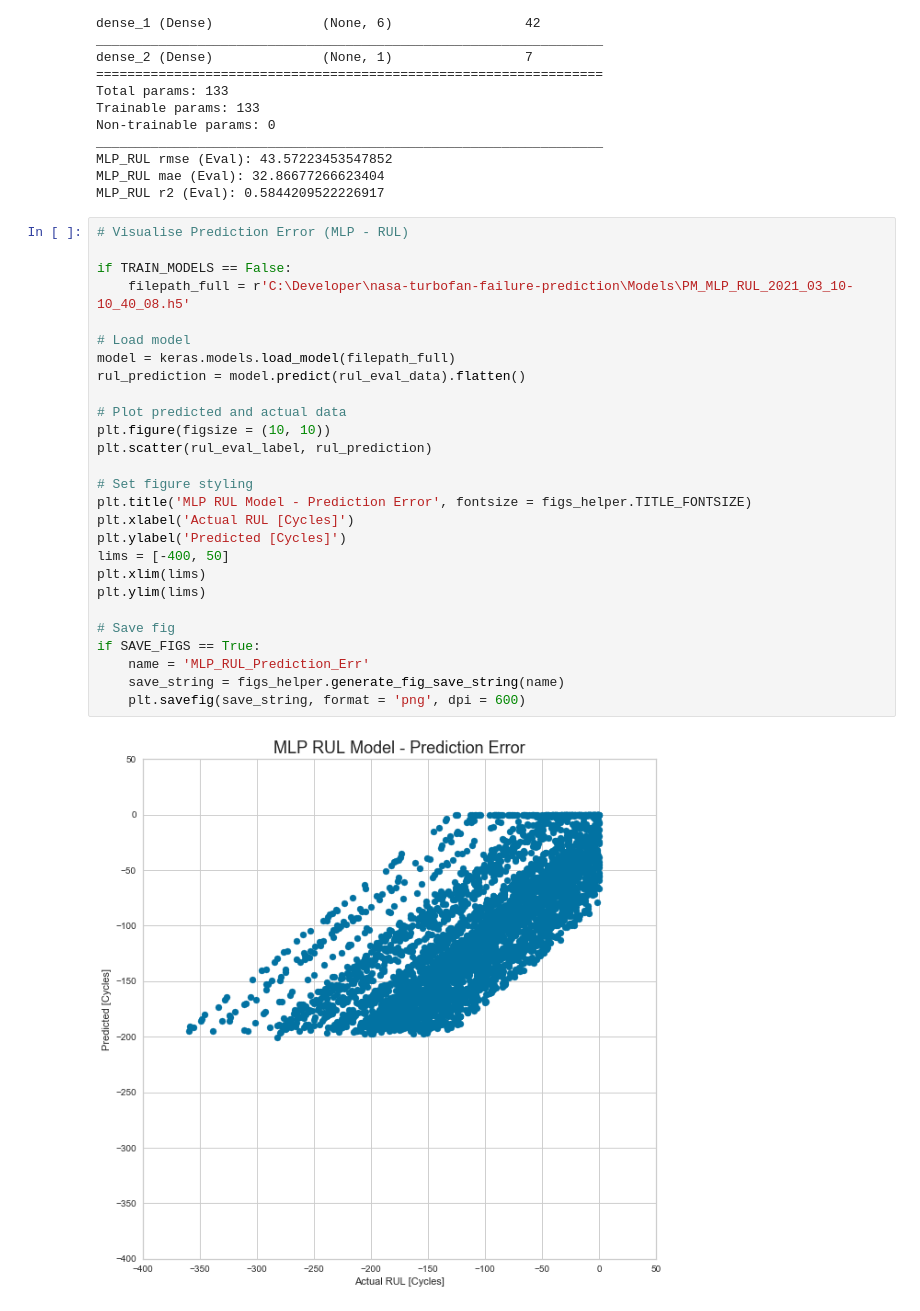
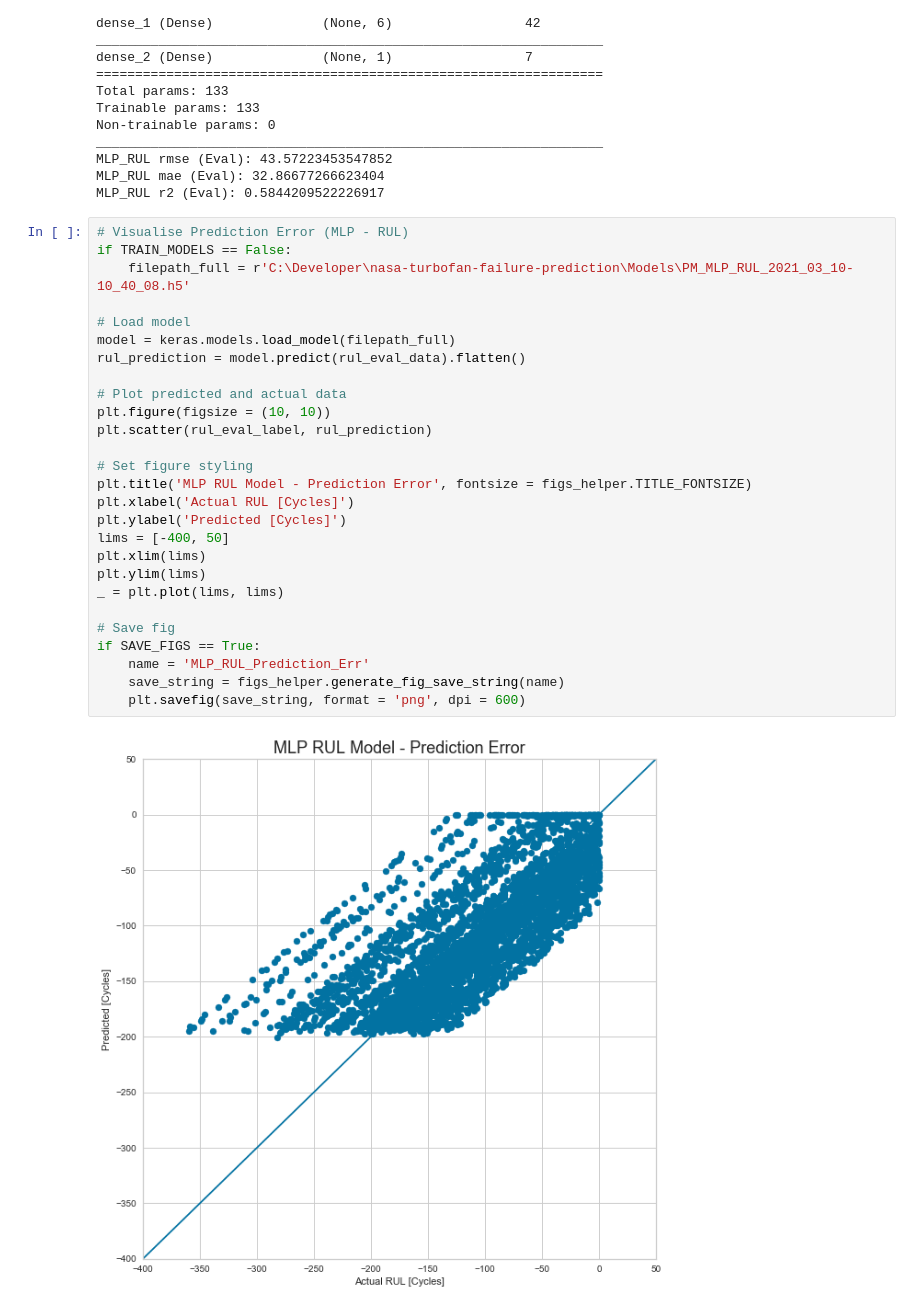
Before and after one commit to CloudforestTechnologies/nasa-turbofan-failure-prediction, a Jupyter notebook: Notebooks/3.0-pm-nasa-turbofan-rul-nn.ipynb, the cells around one changed output. Drawn from its saved outputs; the diff is of its cells as text.

Commit message:
Visualised residual error.

```diff
--- a/Notebooks/3.0-pm-nasa-turbofan-rul-nn.ipynb
+++ b/Notebooks/3.0-pm-nasa-turbofan-rul-nn.ipynb
@@ -153,30 +153,30 @@ MLP_RUL mae (Eval): 32.86677266623404
 MLP_RUL r2 (Eval): 0.5844209522226917
 # %%
 # Visualise Prediction Error (MLP - RUL)
-
 if TRAIN_MODELS == False:
     filepath_full = r'C:\Developer\nasa-turbofan-failure-prediction\Models\PM_MLP_RUL_2021_03_10-10_40_08.h5'
 
 # Load model
 model = keras.models.load_model(filepath_full)
 rul_prediction = model.predict(rul_eval_data).flatten()
 
 # Plot predicted and actual data
 plt.figure(figsize = (10, 10))
 plt.scatter(rul_eval_label, rul_prediction)
 
 # Set figure styling
 plt.title('MLP RUL Model - Prediction Error', fontsize = figs_helper.TITLE_FONTSIZE)
 plt.xlabel('Actual RUL [Cycles]')
 plt.ylabel('Predicted [Cycles]')
 lims = [-400, 50]
 plt.xlim(lims)
 plt.ylim(lims)
+_ = plt.plot(lims, lims)
 
 # Save fig
 if SAVE_FIGS == True:
     name = 'MLP_RUL_Prediction_Err'
     save_string = figs_helper.generate_fig_save_string(name)
     plt.savefig(save_string, format = 'png', dpi = 600)
 # %% [output]
-[figure, old version]
+[figure, new version]
```
Also changed, not shown: parts of 2 cells of this notebook.
